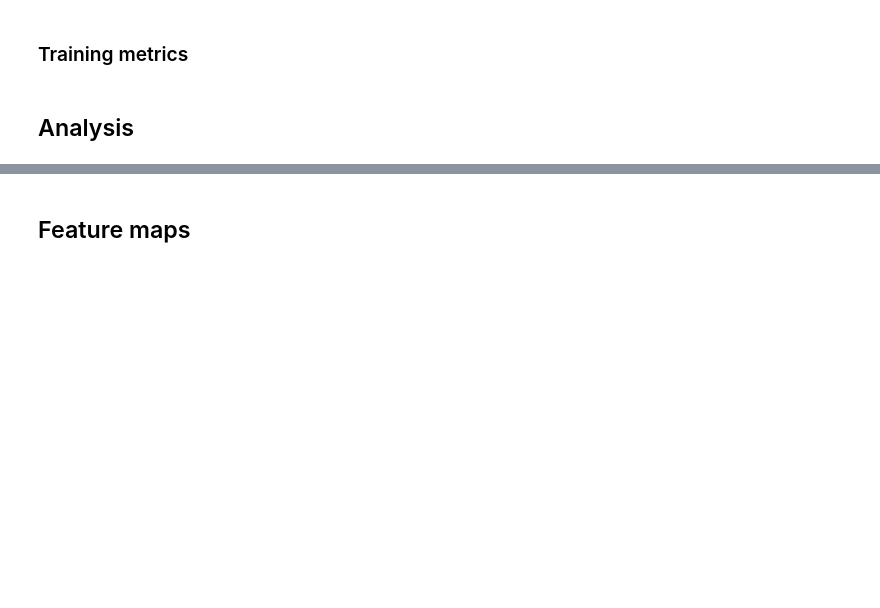
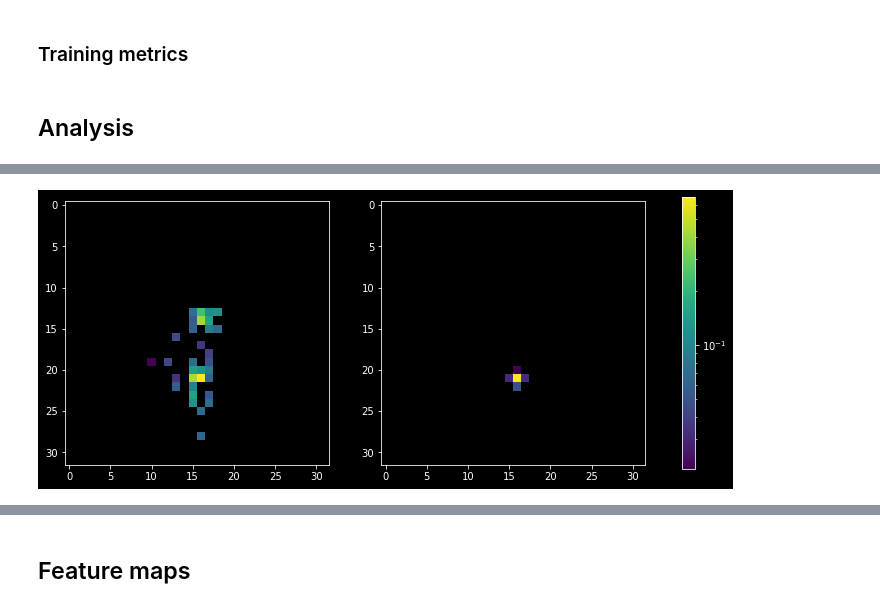
Before and after one commit to imdinu/pae-lhco, a Jupyter notebook: notebooks/cnnpae.ipynb, the cells around one changed output, grey strips where cells are left out. Drawn from its saved outputs; the diff is of its cells as text; code cells hidden in the pictures; blank space fills up the shorter version.

```diff
--- a/notebooks/cnnpae.ipynb
+++ b/notebooks/cnnpae.ipynb
@@ -56,10 +66,10 @@ from pae.utils import load_json, dump_json
 
 from pae.loaders.LHCO import ScalarLoaderLHCO, ImageLoaderLHCO, DatasetBuilder
 
-x = ImageLoaderLHCO.from_json("pae/configs/loader/images_rnd.json")
-mjj = ScalarLoaderLHCO.from_json("pae/configs/loader/scalar_mjj.json")
+x = ImageLoaderLHCO.from_json("../pae/configs/loader/images_rnd.json")
+mjj = ScalarLoaderLHCO.from_json("../pae/configs/loader/rnd_scalar_mjj.json")
 builder = DatasetBuilder(x, mjj)
-builder.data_preparation(sample_sizes ={'sig':15_000, 'bkg': 110_000}, fit_key='bkg')
-dataset = builder.make_dataset(train = {'bkg':100_000}, test={'sig':10_000, 'bkg': 10_000}, shuffle=True)
+builder.data_preparation(sample_sizes ={'sig':5_000, 'bkg': 600_000}, fit_key='bkg')
+dataset = builder.make_dataset(train = {'bkg':500_000}, test={'sig':5_000, 'bkg': 100_000}, shuffle=True, validation_split=0.2)
 # %% [markdown]
 ## Network creation
@@ -120,14 +138,14 @@ img_width = 32
 latent_dim = 25
 n_channels = 2
 
-l1 = 0
-l2 = 0
+l1 = 1e-5
+l2 = 1e-4
 
 enc = Sequential([
   layers.InputLayer(input_shape=(img_height, img_width, n_channels)),
   layers.Conv2D(32, 3, strides=1, padding='same', activation='relu', kernel_regularizer=L1L2(l1,l2)),
   layers.MaxPool2D(2),
-  layers.Conv2D(64, 3, strides=1, padding='valid', activation='relu', kernel_regularizer=L1L2(l1,l2)),
+  layers.Conv2D(64, 3, strides=1, padding='same', activation='relu', kernel_regularizer=L1L2(l1,l2)),
   layers.MaxPool2D(2),
   layers.Conv2D(1, 3, strides=1, padding='same', activation='relu', kernel_regularizer=L1L2(l1,l2)),
   layers.Flatten(),
@@ -136,14 +154,14 @@ enc = Sequential([
 
 dec = Sequential([
   layers.InputLayer(input_shape=enc.layers[-1].output_shape[1:]),
-  layers.Dense(49),
-  layers.Reshape(target_shape=(7,7,1)),
+  layers.Dense(64),
+  layers.Reshape(target_shape=(8,8,1)),
   layers.UpSampling2D(2),
-  layers.Conv2DTranspose(64, 3, strides=1, padding='valid', activation='relu', kernel_regularizer=L1L2(l1,l2)),
+  layers.Conv2DTranspose(64, 3, strides=1, padding='same', activation='relu', kernel_regularizer=L1L2(l1,l2)),
   layers.UpSampling2D(2),
   layers.Conv2DTranspose(32, 3, strides=1, padding='same', activation='relu', kernel_regularizer=L1L2(l1,l2)),
   layers.Conv2DTranspose(n_channels, 3, strides=1, padding='same', activation='relu', kernel_regularizer=L1L2(l1,l2)),
 ])
 
-enc.summary()
+#enc.summary()
 dec.summary()
@@ -230,24 +335,26 @@ img = pae.ae.predict(dataset['x_train'][:100,:,:,:])
 # %%
-no=17
+no=6
 ch = 0
 
 fig, axes = plt.subplots(nrows=1, ncols=2, figsize=(13,5))
 for data, ax in zip([dataset['x_train'][no][:,:,ch], img[no][:,:,ch]], axes.flat):
     im = ax.imshow(data, norm=LogNorm())
 
 fig.colorbar(im, ax=axes.ravel().tolist())
 
 plt.show()
 
 # plt.figure(figsize=(16,8))
 # plt.subplot(1,2,1)
 # plt.title('Background')
 # im = plt.imshow(dataset['x_train'][no][:,:,ch])
 # fig.colorbar(im)
 # plt.subplot(1,2,2)
 # plt.title('Reconstruction')
 # plt.imshow(img[no][:,:,ch])
 # plt.show()
+# %% [output]
+[figure, added]
 # %%
 def reco_error(x):
     return np.square(np.log(pae.ae.predict(x)+1)-np.log(x+1))
```
Also changed, not shown: parts of 19 cells of this notebook, 34 other files.
